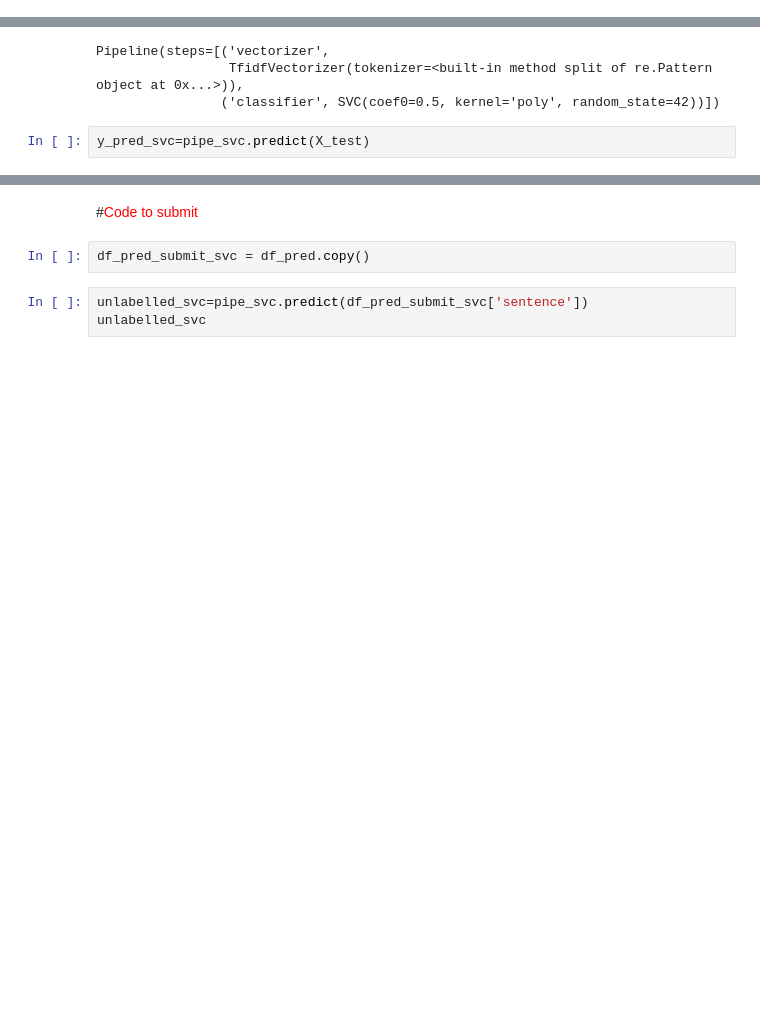
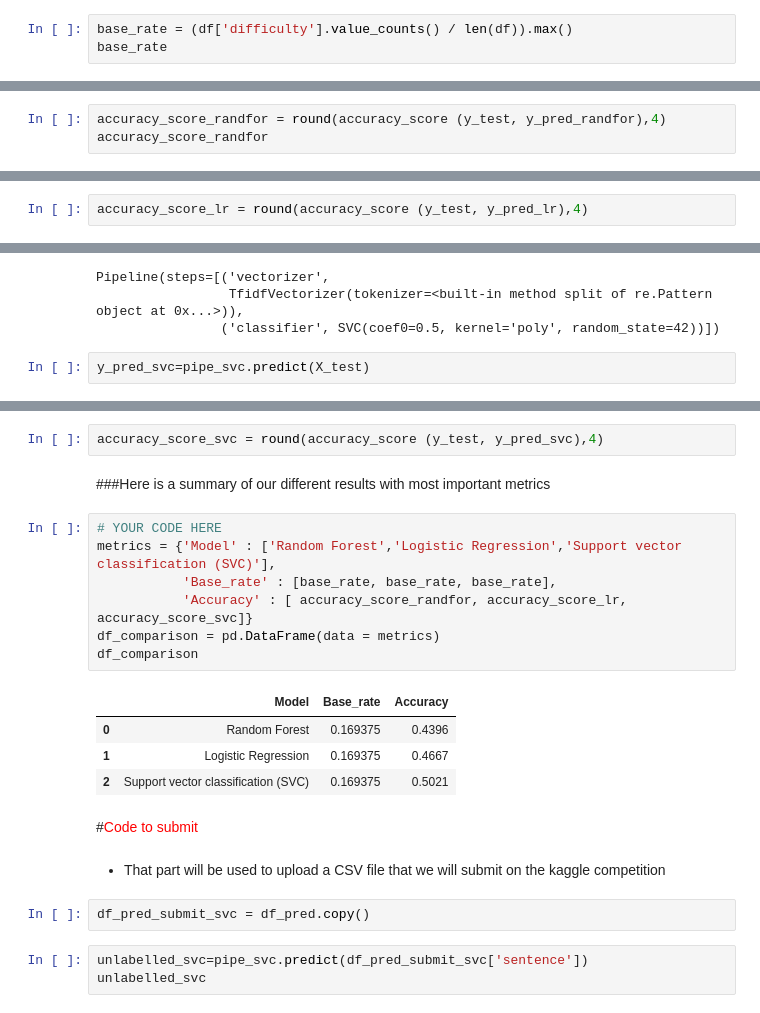
Before and after one commit to Srivathshan-Paramalingam-0505/DMML2022_UNIL_Zoom, a Jupyter notebook: different_tokenizers.ipynb, the cells around one changed output, grey strips where cells are left out. Cells and saved outputs as stored; diff of their text form; blank space fills up the shorter version.

Commit message:
Update different_tokenizers.ipynb
little modif. with recap table

```diff
--- a/different_tokenizers.ipynb
+++ b/different_tokenizers.ipynb
@@ -85,0 +88,3 @@ df_pred.head(5)
+# %%
+base_rate = (df['difficulty'].value_counts() / len(df)).max()
+base_rate
@@ -302,0 +377,3 @@ CLASSIFICATION REPORT:
+# %%
+accuracy_score_randfor = round(accuracy_score (y_test, y_pred_randfor),4)
+accuracy_score_randfor
@@ -335,3 +408,5 @@ CLASSIFICATION REPORT:
         Precision: 0.4845
         Recall: 0.4865
         F1_Score: 0.4828
+# %%
+accuracy_score_lr = round(accuracy_score (y_test, y_pred_lr),4)
@@ -367,8 +438,26 @@ CLASSIFICATION REPORT:
         Precision: 0.5035
         Recall: 0.5021
         F1_Score: 0.5003
+# %%
+accuracy_score_svc = round(accuracy_score (y_test, y_pred_svc),4)
+# %% [markdown]
+###Here is a summary of our different results with most important metrics
+# %%
+# YOUR CODE HERE
+metrics = {'Model' : ['Random Forest','Logistic Regression','Support vector classification (SVC)'],
+           'Base_rate' : [base_rate, base_rate, base_rate],
+           'Accuracy' : [ accuracy_score_randfor, accuracy_score_lr, accuracy_score_svc]}
+df_comparison = pd.DataFrame(data = metrics)
+df_comparison
+# %% [output]
+|  | Model | Base_rate | Accuracy |
+| 0 | Random Forest | 0.169375 | 0.4396 |
+| 1 | Logistic Regression | 0.169375 | 0.4667 |
+| 2 | Support vector classification (SVC) | 0.169375 | 0.5021 |
 # %% [markdown]
 #<font color = 'red'>Code to submit
+# %% [markdown]
+- That part will be used to upload a CSV file that we will submit on the kaggle competition
 # %%
 df_pred_submit_svc = df_pred.copy()
 # %%
```
Also changed, not shown: parts of 24 cells of this notebook.
